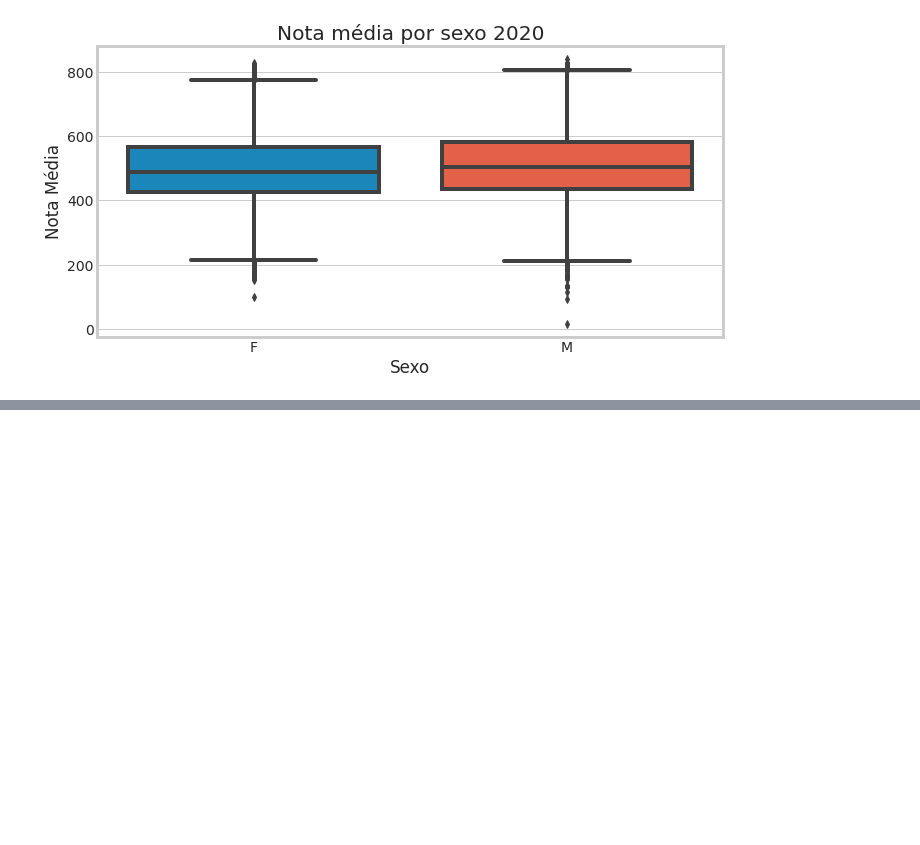
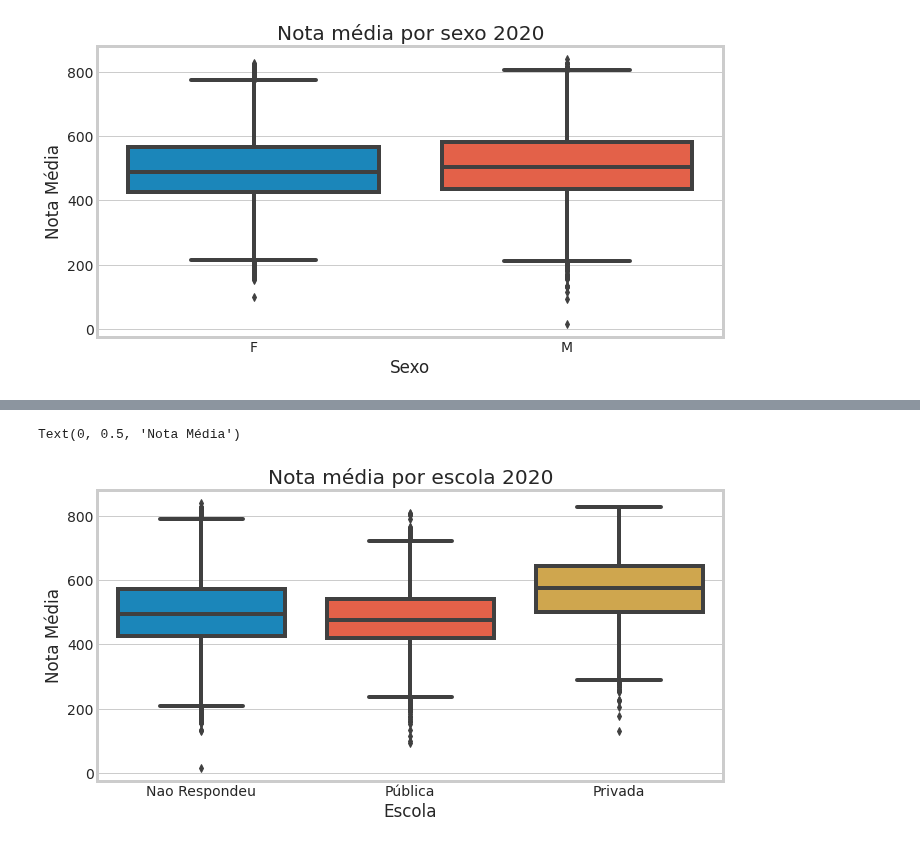
Before and after one commit to kingofrats04/Projeto_IA_DadosEnem, a Jupyter notebook: Cópia_de_Graficos_IA.ipynb, the cells around one changed output, grey strips where cells are left out. Cells and saved outputs as stored; diff of their text form; code cells hidden in the pictures; blank space fills up the shorter version.

```diff
--- a/Cópia_de_Graficos_IA.ipynb
+++ b/Cópia_de_Graficos_IA.ipynb
@@ -1774,0 +1791,11 @@ Text(0, 0.5, 'Nota Média')
+# %%
+base2020_TP_ESCOLA = pd.Series(base2020.TP_ESCOLA, dtype='category').cat.rename_categories({3:'Privada', 2:'Pública', 1:'Nao Respondeu'})
+
+base2020['TP_ESCOLA_c'] = base2020_TP_ESCOLA
+sns.boxplot(x = 'TP_ESCOLA_c', y = 'NOTA_MEDIA', data = base2020)
+plt.title("Nota média por escola 2020")
+plt.xlabel('Escola')
+plt.ylabel('Nota Média')
+# %% [output]
+Text(0, 0.5, 'Nota Média')
+[figure, added]
```
Also changed, not shown: parts of 13 cells of this notebook.
